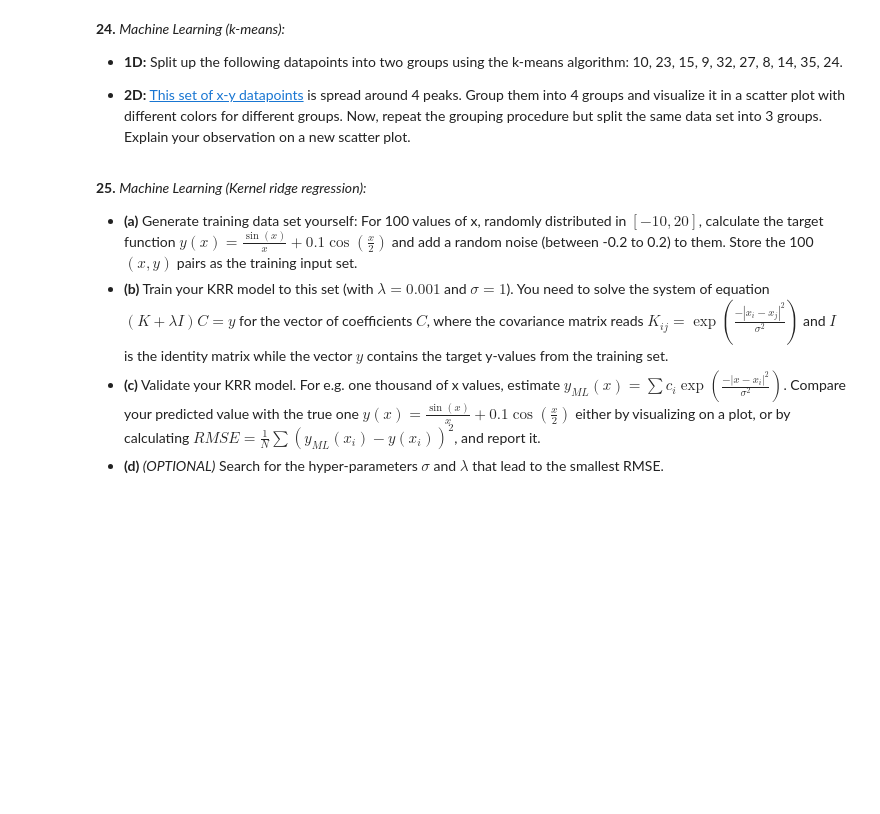
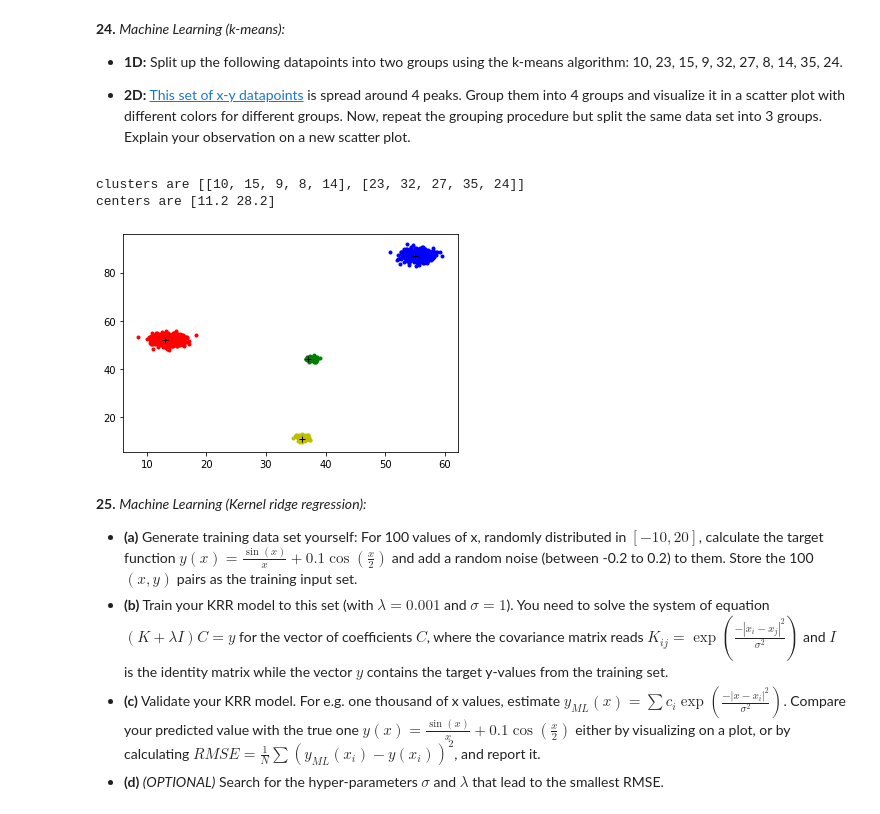
Before and after one commit to farzin23i/ComputationalPhysics2019, a Jupyter notebook: computational_physics.ipynb, the cells around one changed output. Drawn from its saved outputs; the diff is of its cells as text; code cells hidden in the pictures; blank space fills up the shorter version.

```diff
--- a/computational_physics.ipynb
+++ b/computational_physics.ipynb
@@ -741,6 +739,50 @@ __24.__ _Machine Learning (k-means):_
 - __1D:__ Split up the following datapoints into two groups using the k-means algorithm: 10, 23, 15, 9, 32, 27, 8, 14, 35, 24.
 
 - __2D:__ [This set of x-y datapoints](http://comphys.sbu.ac.ir/teach/F18/ML/2D.txt) is spread around 4 peaks. Group them into 4 groups and visualize it in a scatter plot with different colors for different groups. Now, repeat the grouping procedure but split the same data set into 3 groups. Explain your observation on a new scatter plot.
+# %%
+# 1D
+datapoints = [10, 23, 15, 9, 32, 27, 8, 14, 35, 24]
+groups = [[],[]]
+centers = datapoints[:2]
+pre_centers = np.zeros(2)
+while (pre_centers != centers).all():
+    clusters = [[], []]
+    pre_centers = centers
+    for i in range(len(datapoints)):
+        if abs(datapoints[i] - centers[0]) < abs(datapoints[i] - centers[1]):
+            clusters[0].append(datapoints[i])
+        else:
+            clusters[1].append(datapoints[i])
+    centers = np.mean(clusters, axis=1)
+print("clusters are", clusters)
+print("centers are", centers)
+# %% [output]
+clusters are [[10, 15, 9, 8, 14], [23, 32, 27, 35, 24]]
+centers are [11.2 28.2]
+# %%
+# 2D
+def distance(a, b):
+    return np.sqrt((a[0] - b[:, 0])**2 + (a[1] - b[:, 1])**2)
+
+datapoints = np.loadtxt("2D.txt")
+centers = np.array([[10, 60], [30, 10], [40, 40], [60, 80]])
+pre_centers = np.zeros((4,2))
+while (pre_centers != centers).all():
+    clusters = [[], [], [], []]
+    pre_centers = centers
+    for i in range(len(datapoints)):
+        dists = distance(datapoints[i], centers)
+        clusters[np.argmin(dists)].append(datapoints[i])
+    for j in range(len(centers)):
+        centers[j] = np.mean(clusters[j], axis=0)
+# %%
+colors = ['r.','y.','g.','b.']
+for i in range(len(clusters)):
+    cluster = np.array(clusters[i])
+    plt.plot(cluster[:,0], cluster[:,1], colors[i])
+plt.plot(centers[:,0],centers[:,1], 'k+');
+# %% [output]
+[figure, added]
 # %% [markdown]
 __25.__ _Machine Learning (Kernel ridge regression):_
 - __(a)__ Generate training data set yourself: For 100 values of x, randomly distributed in $[-10,20]$, calculate the target function $y(x)=\frac{\sin(x)}{x}+0.1\cos(\frac{x}{2})$ and add a random noise (between -0.2 to 0.2) to them. Store the 100 $(x,y)$ pairs as the training input set.
```
Also changed, not shown: parts of 18 cells of this notebook, 1 other file.
